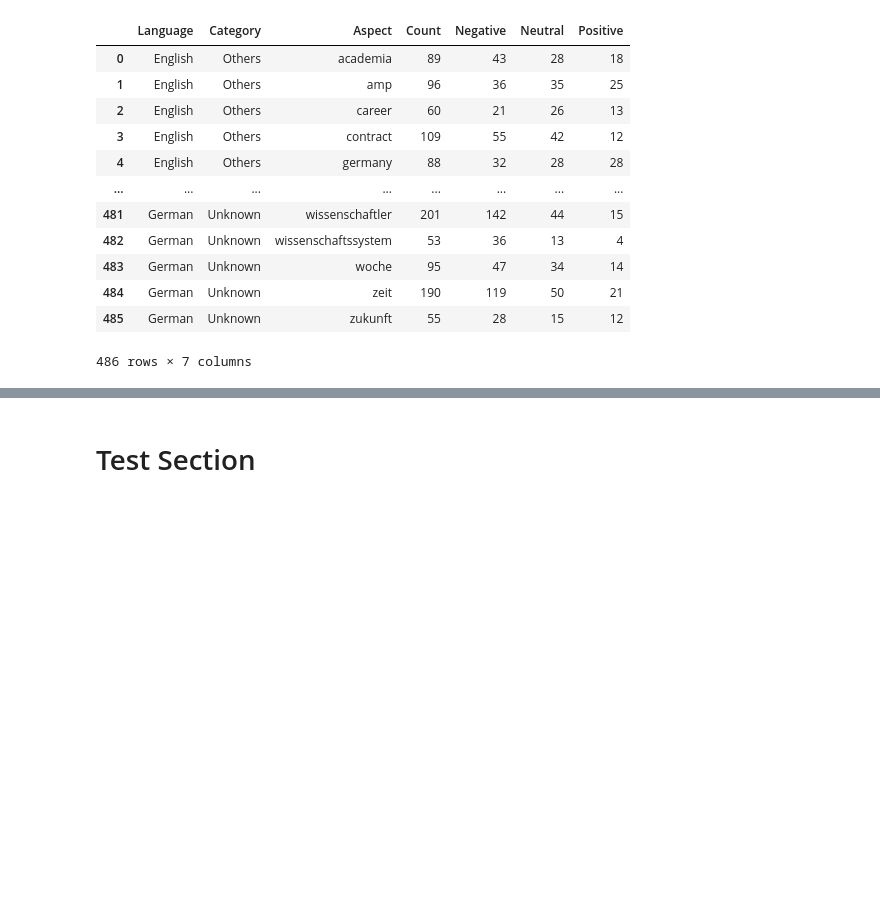
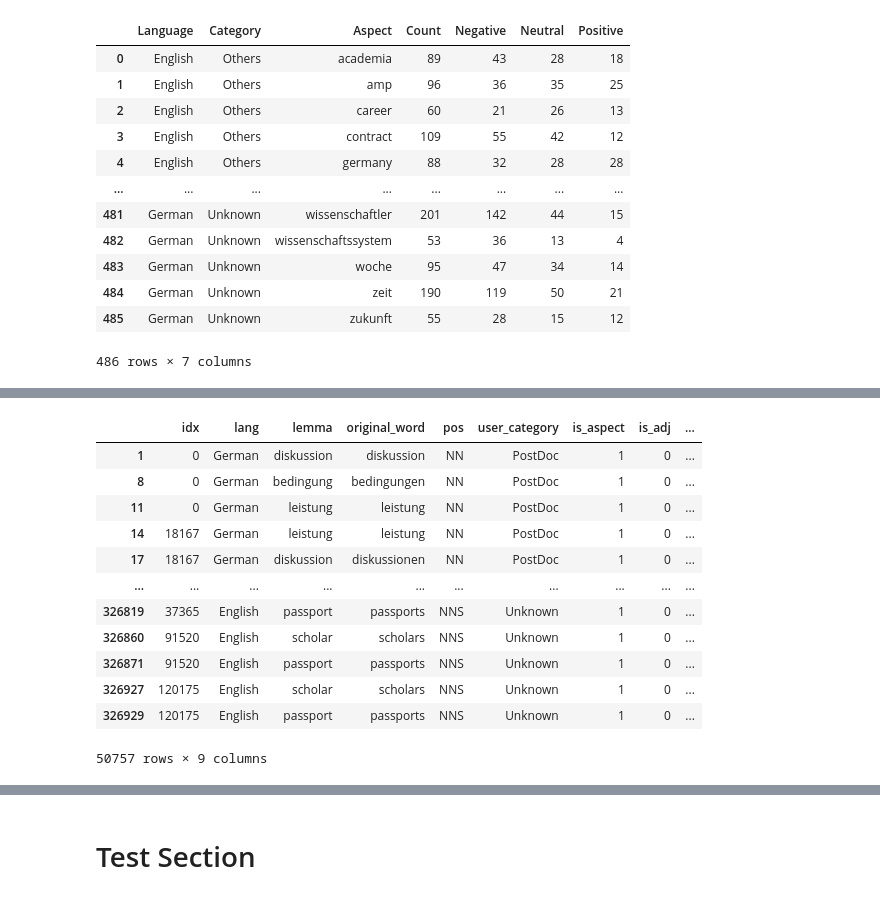
Before and after one commit to jeffyelson/triwizard_ichbinhanna_dbseproject, a Jupyter notebook: Aspect Based Sentiment Analysis/CompleteABSA.ipynb, the cells around one changed output, grey strips where cells are left out. Cells and saved outputs as stored; diff of their text form; code cells hidden in the pictures; blank space fills up the shorter version.

```diff
--- a/Aspect Based Sentiment Analysis/CompleteABSA.ipynb
+++ b/Aspect Based Sentiment Analysis/CompleteABSA.ipynb
@@ -734,0 +791,16 @@ files.download('Approch2_FinalOutputWithoutCategory.csv')
+# %%
+df_tweet_aspects_aspects[df_tweet_aspects_aspects["tweet_aspect_count"] > 1]
+# %% [output]
+|  | idx | lang | lemma | original_word | pos | user_category | is_aspect | is_adj | ... |
+| 1 | 0 | German | diskussion | diskussion | NN | PostDoc | 1 | 0 | ... |
+| 8 | 0 | German | bedingung | bedingungen | NN | PostDoc | 1 | 0 | ... |
+| 11 | 0 | German | leistung | leistung | NN | PostDoc | 1 | 0 | ... |
+| 14 | 18167 | German | leistung | leistung | NN | PostDoc | 1 | 0 | ... |
+| 17 | 18167 | German | diskussion | diskussionen | NN | PostDoc | 1 | 0 | ... |
+| ... | ... | ... | ... | ... | ... | ... | ... | ... | ... |
+| 326819 | 37365 | English | passport | passports | NNS | Unknown | 1 | 0 | ... |
+| 326860 | 91520 | English | scholar | scholars | NNS | Unknown | 1 | 0 | ... |
+| 326871 | 91520 | English | passport | passports | NNS | Unknown | 1 | 0 | ... |
+| 326927 | 120175 | English | scholar | scholars | NNS | Unknown | 1 | 0 | ... |
+| 326929 | 120175 | English | passport | passports | NNS | Unknown | 1 | 0 | ... |
+50757 rows × 9 columns
```
Also changed, not shown: parts of 17 cells of this notebook, 2 other files.
